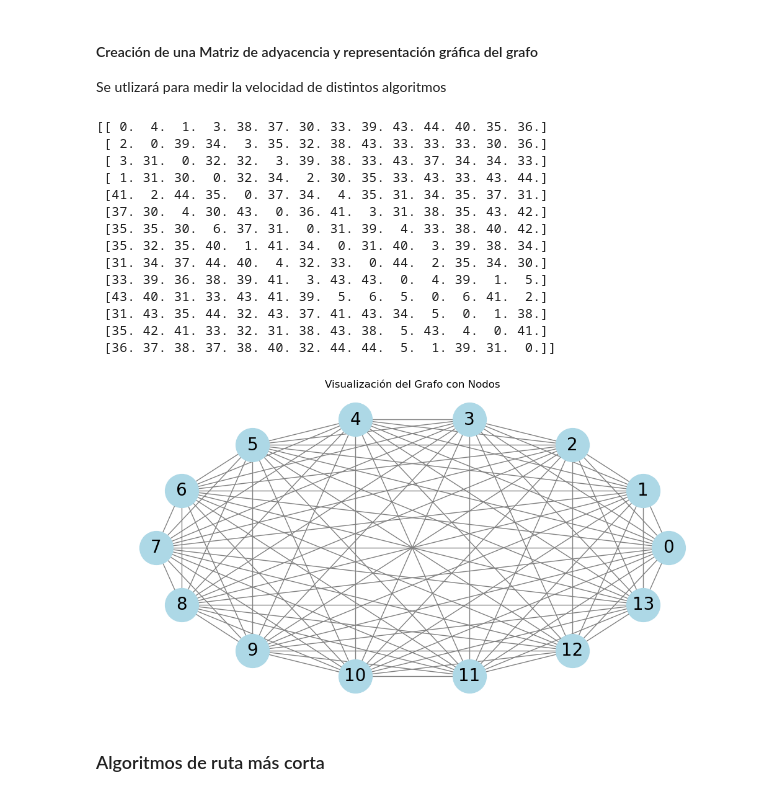
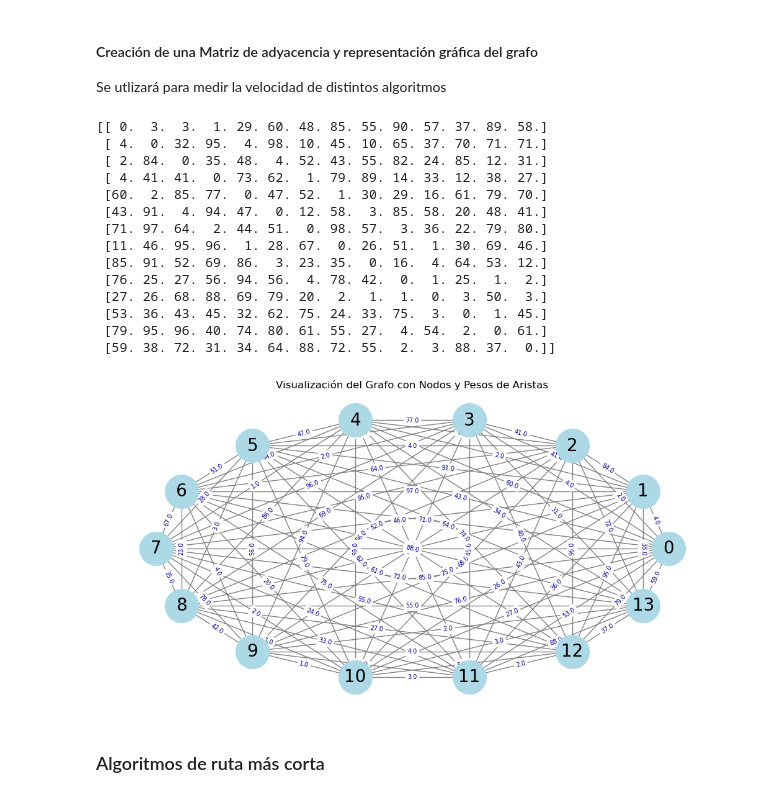
Before and after one commit to Rubenvalrom/Data-structures, a Jupyter notebook: Assignment Brief de UNIT 19 - DATA STRUCTURES & ALGORITHMS.ipynb, the cells around one changed output. Drawn from its saved outputs; the diff is of its cells as text; code cells hidden in the pictures.

```diff
--- a/Assignment Brief de UNIT 19 - DATA STRUCTURES & ALGORITHMS.ipynb
+++ b/Assignment Brief de UNIT 19 - DATA STRUCTURES & ALGORITHMS.ipynb
@@ -76,49 +76,57 @@ G.add_edge(11, 10)
 matriz_adyacencia = nx.to_numpy_array(G)
 
 # Asigna pesos aleatorios a las aristas
-matriz_adyacencia[matriz_adyacencia == 1] = np.random.randint(1, 7, size=np.count_nonzero(matriz_adyacencia == 1))
-matriz_adyacencia[matriz_adyacencia == 0] = np.random.randint(30, 45, size=np.count_nonzero(matriz_adyacencia == 0))
+matriz_adyacencia[matriz_adyacencia == 1] = np.random.randint(1, 5, size=np.count_nonzero(matriz_adyacencia == 1))
+matriz_adyacencia[matriz_adyacencia == 0] = np.random.randint(10, 99, size=np.count_nonzero(matriz_adyacencia == 0))
 np.fill_diagonal(matriz_adyacencia, 0)
 print(matriz_adyacencia)
 matriz_adyacencia = csr_matrix(matriz_adyacencia)
 # %% [output]
-[[ 0.  4.  1.  3. 38. 37. 30. 33. 39. 43. 44. 40. 35. 36.]
- [ 2.  0. 39. 34.  3. 35. 32. 38. 43. 33. 33. 33. 30. 36.]
- [ 3. 31.  0. 32. 32.  3. 39. 38. 33. 43. 37. 34. 34. 33.]
- [ 1. 31. 30.  0. 32. 34.  2. 30. 35. 33. 43. 33. 43. 44.]
- [41.  2. 44. 35.  0. 37. 34.  4. 35. 31. 34. 35. 37. 31.]
- [37. 30.  4. 30. 43.  0. 36. 41.  3. 31. 38. 35. 43. 42.]
- [35. 35. 30.  6. 37. 31.  0. 31. 39.  4. 33. 38. 40. 42.]
- [35. 32. 35. 40.  1. 41. 34.  0. 31. 40.  3. 39. 38. 34.]
- [31. 34. 37. 44. 40.  4. 32. 33.  0. 44.  2. 35. 34. 30.]
- [33. 39. 36. 38. 39. 41.  3. 43. 43.  0.  4. 39.  1.  5.]
- [43. 40. 31. 33. 43. 41. 39.  5.  6.  5.  0.  6. 41.  2.]
- [31. 43. 35. 44. 32. 43. 37. 41. 43. 34.  5.  0.  1. 38.]
- [35. 42. 41. 33. 32. 31. 38. 43. 38.  5. 43.  4.  0. 41.]
- [36. 37. 38. 37. 38. 40. 32. 44. 44.  5.  1. 39. 31.  0.]]
+[[ 0.  3.  3.  1. 29. 60. 48. 85. 55. 90. 57. 37. 89. 58.]
+ [ 4.  0. 32. 95.  4. 98. 10. 45. 10. 65. 37. 70. 71. 71.]
+ [ 2. 84.  0. 35. 48.  4. 52. 43. 55. 82. 24. 85. 12. 31.]
+ [ 4. 41. 41.  0. 73. 62.  1. 79. 89. 14. 33. 12. 38. 27.]
+ [60.  2. 85. 77.  0. 47. 52.  1. 30. 29. 16. 61. 79. 70.]
+ [43. 91.  4. 94. 47.  0. 12. 58.  3. 85. 58. 20. 48. 41.]
+ [71. 97. 64.  2. 44. 51.  0. 98. 57.  3. 36. 22. 79. 80.]
+ [11. 46. 95. 96.  1. 28. 67.  0. 26. 51.  1. 30. 69. 46.]
+ [85. 91. 52. 69. 86.  3. 23. 35.  0. 16.  4. 64. 53. 12.]
+ [76. 25. 27. 56. 94. 56.  4. 78. 42.  0.  1. 25.  1.  2.]
+ [27. 26. 68. 88. 69. 79. 20.  2.  1.  1.  0.  3. 50.  3.]
+ [53. 36. 43. 45. 32. 62. 75. 24. 33. 75.  3.  0.  1. 45.]
+ [79. 95. 96. 40. 74. 80. 61. 55. 27.  4. 54.  2.  0. 61.]
+ [59. 38. 72. 31. 34. 64. 88. 72. 55.  2.  3. 88. 37.  0.]]
 # %%
 # Crear un grafo desde la matriz de adyacencia
-G = nx.from_numpy_array(matriz_adyacencia)
+G = nx.from_numpy_array(matriz_adyacencia.toarray())
 
 # Dibujar el grafo con nodos en forma de elipse
 plt.figure(figsize=(10, 5))
 
 # Número de nodos
 num_nodos = len(G.nodes)
 
 # Calcular las posiciones en forma de elipse
 pos = {}
 for i in range(num_nodos):
     angle = 2 * np.pi * i / num_nodos
     x = np.cos(angle)
     y = np.sin(angle)
     pos[i] = (x, y)
 
+# Dibujar nodos y aristas
 nx.draw(G, pos, with_labels=True, node_color='lightblue', edge_color='gray', node_size=1500, font_size=20)
-plt.title("Visualización del Grafo con Nodos")
+
+# Obtener los pesos de las aristas
+edge_labels = nx.get_edge_attributes(G, 'weight')
+
+# Dibujar los pesos de las aristas
+nx.draw_networkx_edge_labels(G, pos, edge_labels=edge_labels, font_color='darkblue', font_size=7)
+
+plt.title("Visualización del Grafo con Nodos y Pesos de Aristas")
 plt.show()
 # %% [output]
-[figure, old version]
+[figure, new version]
 # %% [markdown]
 ### Algoritmos de ruta más corta
 # %% [markdown]
```
Also changed, not shown: parts of 7 cells of this notebook, 1 other file.
